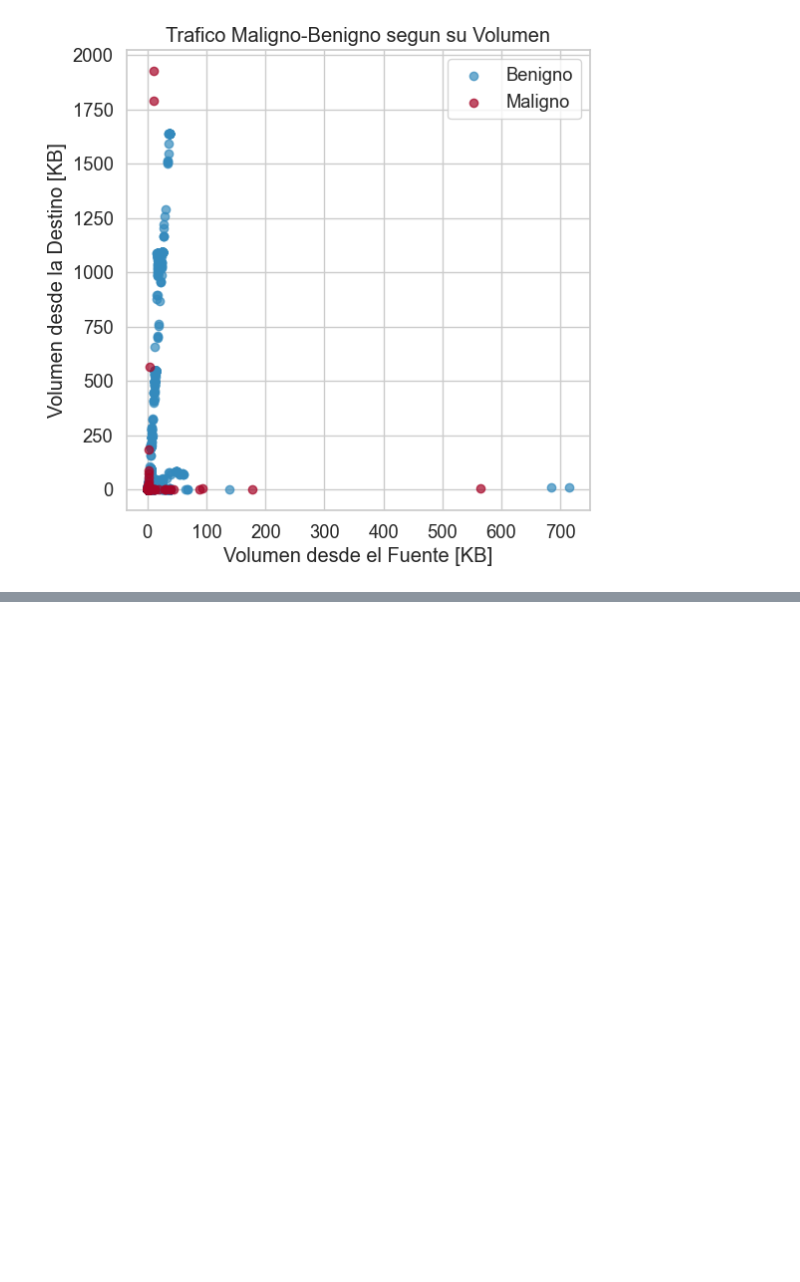
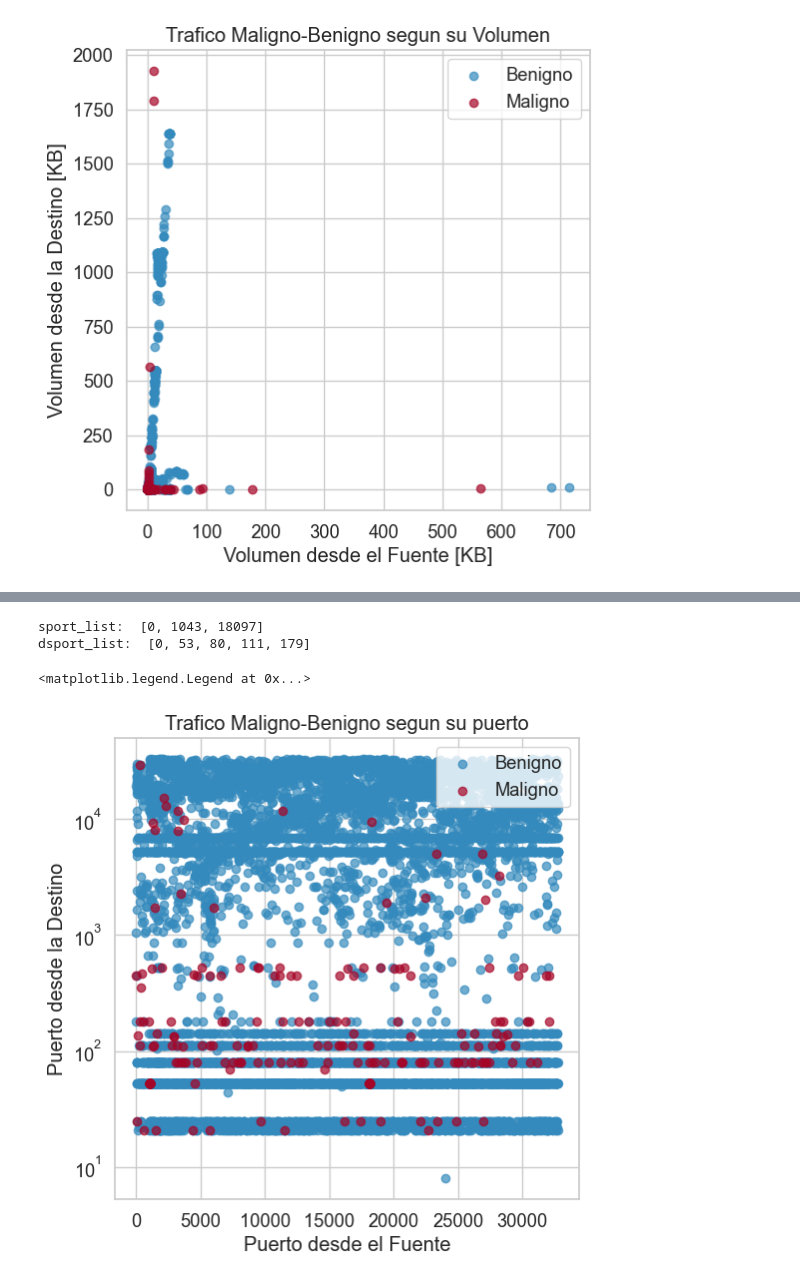
Before and after one commit to jorgeaguirre-dev/Cyber_Attacks_Detection, a Jupyter notebook: ProyectoDS_ParteI_AguirreJorge2.ipynb, the cells around one changed output, grey strips where cells are left out. Drawn from its saved outputs; the diff is of its cells as text; code cells hidden in the pictures; blank space fills up the shorter version.

```diff
--- a/ProyectoDS_ParteI_AguirreJorge2.ipynb
+++ b/ProyectoDS_ParteI_AguirreJorge2.ipynb
@@ -77,11 +77,7 @@ ax.legend(['Benigno', 'Maligno'], loc='upper right')
 <matplotlib.legend.Legend at 0x...>
 [figure]
 # %%
-# Convertir los valores de 'sport' y 'dsport' a sus valores absolutos
-df['abs_sport'] = df['sport'].abs()
-df['abs_dsport'] = df['dsport'].abs()
-
-# Agrupar por los valores absolutos de sport, dsport y Label, y contar la cantidad de registros en cada grupo
+# Agrupar  y contar la cantidad de registros en cada grupo
 #grouped_df = df.groupby(['abs_sport', 'abs_dsport', 'Label']).size().reset_index(name='count')
-gr_df_sport = df.groupby(['abs_sport', 'Label']).size().reset_index(name='count')
-gr_df_dsport = df.groupby(['abs_dsport', 'Label']).size().reset_index(name='count')
+gr_df_sport = df.groupby(['sport', 'Label']).size().reset_index(name='count')
+gr_df_dsport = df.groupby(['dsport', 'Label']).size().reset_index(name='count')
@@ -117,0 +124,24 @@ gr_df_dsport[gr_df_dsport['count']>5]
+# %%
+# Convertir las columnas 'sport' y 'dsport' a listas
+sport_list = new_sport[new_sport['percentage']>5]['sport'].tolist()
+print('sport_list: ',sport_list)
+dsport_list = new_dsport[new_dsport['percentage']>5]['dsport'].tolist()
+print('dsport_list: ',dsport_list)
+# %% [output]
+sport_list:  [0, 1043, 18097]
+dsport_list:  [0, 53, 80, 111, 179]
+# %%
+fig, ax = plt.subplots(figsize=(6, 6))
+ax.scatter(df[df['Label']==0]['sport'], df[df['Label']==0]['dsport'], alpha=0.7)
+ax.scatter(df[df['Label']==1]['sport'], df[df['Label']==1]['dsport'], alpha=0.7)
+
+# Establecer la escala logarítmica en el eje y
+ax.set_yscale('log')
+
+ax.set_title('Trafico Maligno-Benigno segun su puerto')
+ax.set_xlabel('Puerto desde el Fuente')
+ax.set_ylabel('Puerto desde la Destino')
+ax.legend(['Benigno', 'Maligno'], loc='upper right')
+# %% [output]
+<matplotlib.legend.Legend at 0x...>
+[figure, added]
```
Also changed, not shown: parts of 7 cells of this notebook, 1 other file.
